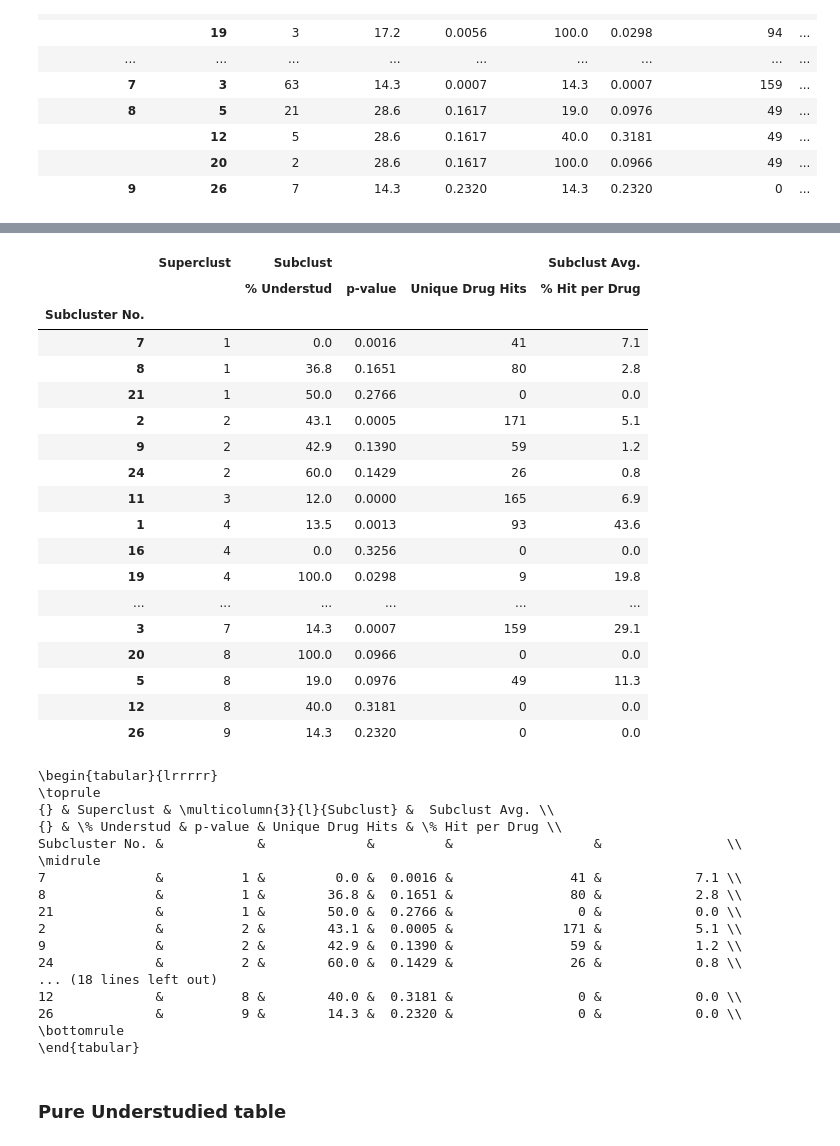
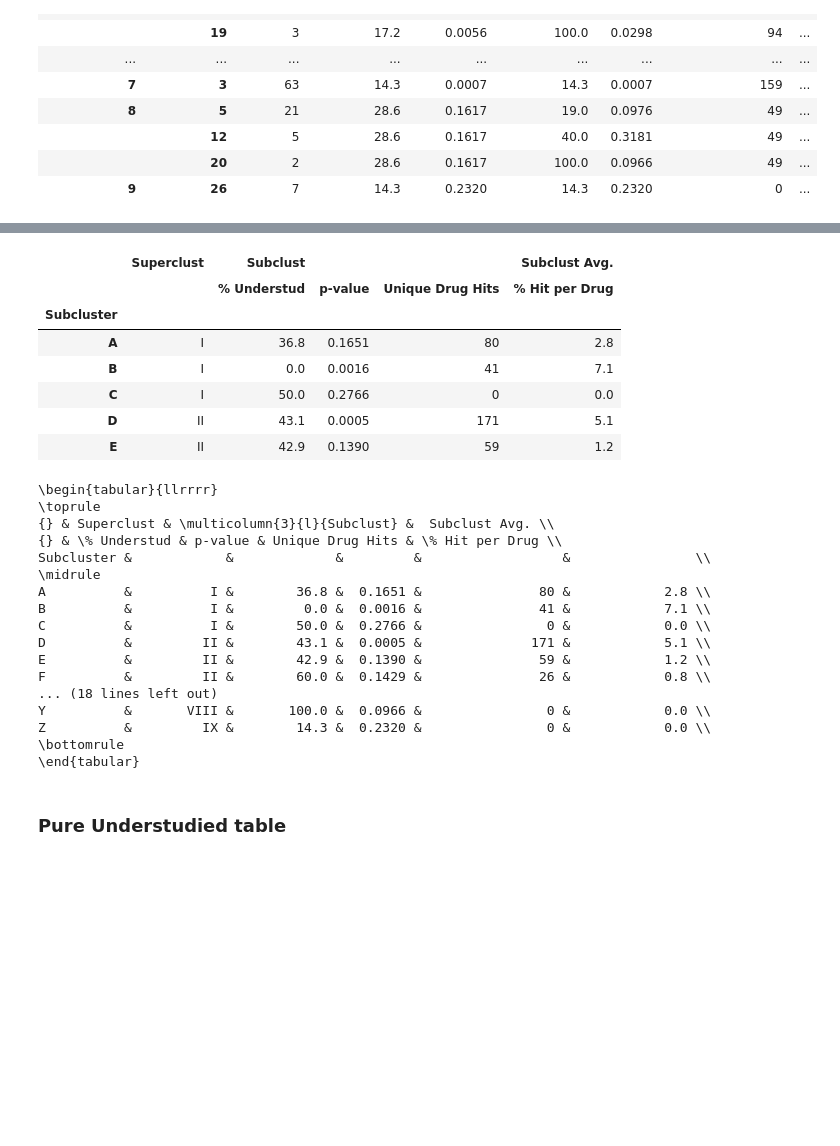
Before and after one commit to gomezlab/kinotypeClusteringAndRegression, a Jupyter notebook: src/network_05_understuAndDrugTarg.ipynb, the cells around one changed output, grey strips where cells are left out. Saved outputs shown, nothing was run; the diff lists cells and outputs as text; code cells hidden in the pictures; blank space fills up the shorter version.

```diff
--- a/src/network_05_understuAndDrugTarg.ipynb
+++ b/src/network_05_understuAndDrugTarg.ipynb
@@ -62,3 +64,7 @@ sub_super_dict = louv.groupby('cluster_sub')['cluster_super'].agg('mean').to_dic
 print(sub_super_dict)
 # %% [output]
 {1: 4, 2: 2, 3: 7, 4: 6, 5: 8, 6: 6, 7: 1, 8: 1, 9: 2, 10: 6, 11: 3, 12: 8, 13: 5, 14: 6, 15: 5, 16: 4, 17: 6, 18: 6, 19: 4, 20: 8, 21: 1, 22: 6, 23: 6, 24: 2, 25: 6, 26: 9}
+# %%
+# calculate the alphabet ordering
+super_sub_dict = louv.groupby('cluster_super')['cluster_sub'].agg(set).to_dict()
+super_sub_dict
@@ -99,7 +115,7 @@ louv.head()
 # %% [markdown]
 ### Drug Data Analysis
 # %%
-drug_data = pd.read_excel('../data/ref/Klaeger_Science_2017 Supplementary Table 6 Selectivities.xlsx', sheet_name='CATDS target')
+drug_data = pd.read_excel('../data/KlaegerScience2017/Klaeger_Science_2017 Supplementary Table 6 Selectivities.xlsx', sheet_name='CATDS target')
 
 # a number of drugs have very similar targets listed in the same row
 # we parse to separate these out
@@ -235,3 +251,14 @@ louv.head()
 | TYRO3 | 3 | 11 | False | 0.12 | 0.000025 | 0.12 | ... |
 | FGR | 3 | 11 | False | 0.12 | 0.000025 | 0.12 | ... |
 | SRC | 3 | 11 | False | 0.12 | 0.000025 | 0.12 | ... |
+# %%
+alphabet = {}
+sub_count = 0
+for sup, sublist in super_sub_dict.items():
+    for sub in sorted(sublist, key=lambda k: sub_sizes[k], reverse=True):
+        alphabet[sub] = string.ascii_uppercase[sub_count]
+        sub_count += 1
+
+print(alphabet)
+print([sub_super_dict[a] for a in alphabet])
+print([sub_sizes[a] for a in alphabet])
@@ -283,9 +314,11 @@ understudied_super_table = copy(understudied_table.reset_index(level=1))
 understudied_super_table = understudied_super_table[understudied_table.columns[[-1, 1,2,5,6]]].groupby(understudied_super_table.index).agg(np.mean)
 
 # rename the index
-understudied_super_table.index = understudied_super_table.index.rename('Supercluster No.')
+understudied_super_table.index = understudied_super_table.index.rename('Supercluster')
+understudied_super_table.index = understudied_super_table.index.map(lambda x: numerals[x-1])
 
+with open('../results/tables/super_understudied.tex', 'w') as f:
+    f.write(understudied_super_table.to_latex())
 
-display(understudied_super_table)
 print(understudied_super_table.to_latex())
 # %% [output]
@@ -321,54 +342,51 @@ Supercluster No. &            &             &             &                  &
 # %%
 understudied_sub_table = copy(understudied_table.reset_index(level=0))
 
 # rename superclust in acceptable multicolumn format
 cols = list(understudied_sub_table.columns.get_level_values(0))
 cols[0] = 'Superclust'
 cols = pd.MultiIndex.from_arrays([cols, list(understudied_sub_table.columns.get_level_values(1))])
 understudied_sub_table.columns = cols
 
 understudied_sub_table = understudied_sub_table[understudied_sub_table.columns[[0,4,5,8,9]]].sort_values(by=cols[0])
 
 # rename the index
-understudied_sub_table.index = understudied_sub_table.index.rename('Subcluster No.')
+understudied_sub_table.index = understudied_sub_table.index.rename('Subcluster')
+understudied_sub_table.index = understudied_sub_table.index.map(lambda x: alphabet[x])
+understudied_sub_table.sort_values(by='Subcluster', inplace=True)
+understudied_sub_table['Superclust'] = understudied_sub_table['Superclust'].apply(lambda x: numerals[x-1])
 
-display(understudied_sub_table)
+
+with open('../results/tables/sub_understudied.tex', 'w') as f:
+    f.write(understudied_sub_table.to_latex())
+
+
+display(understudied_sub_table.head())
 print(understudied_sub_table.to_latex())
 # %% [output]
 |  | Superclust | Subclust |  |  | Subclust Avg. |
 |  |  | % Understud | p-value | Unique Drug Hits | % Hit per Drug |
-| Subcluster No. |  |  |  |  |  |
-| 7 | 1 | 0.0 | 0.0016 | 41 | 7.1 |
-| 8 | 1 | 36.8 | 0.1651 | 80 | 2.8 |
-| 21 | 1 | 50.0 | 0.2766 | 0 | 0.0 |
-| 2 | 2 | 43.1 | 0.0005 | 171 | 5.1 |
-| 9 | 2 | 42.9 | 0.1390 | 59 | 1.2 |
-| 24 | 2 | 60.0 | 0.1429 | 26 | 0.8 |
-| 11 | 3 | 12.0 | 0.0000 | 165 | 6.9 |
-| 1 | 4 | 13.5 | 0.0013 | 93 | 43.6 |
-| 16 | 4 | 0.0 | 0.3256 | 0 | 0.0 |
-| 19 | 4 | 100.0 | 0.0298 | 9 | 19.8 |
-| ... | ... | ... | ... | ... | ... |
-| 3 | 7 | 14.3 | 0.0007 | 159 | 29.1 |
-| 20 | 8 | 100.0 | 0.0966 | 0 | 0.0 |
-| 5 | 8 | 19.0 | 0.0976 | 49 | 11.3 |
-| 12 | 8 | 40.0 | 0.3181 | 0 | 0.0 |
-| 26 | 9 | 14.3 | 0.2320 | 0 | 0.0 |
+| Subcluster |  |  |  |  |  |
+| A | I | 36.8 | 0.1651 | 80 | 2.8 |
+| B | I | 0.0 | 0.0016 | 41 | 7.1 |
+| C | I | 50.0 | 0.2766 | 0 | 0.0 |
+| D | II | 43.1 | 0.0005 | 171 | 5.1 |
+| E | II | 42.9 | 0.1390 | 59 | 1.2 |
-\begin{tabular}{lrrrrr}
+\begin{tabular}{llrrrr}
 \toprule
 {} & Superclust & \multicolumn{3}{l}{Subclust} &  Subclust Avg. \\
 {} & \% Understud & p-value & Unique Drug Hits & \% Hit per Drug \\
-Subcluster No. &            &             &         &                  &                \\
+Subcluster &            &             &         &                  &                \\
 \midrule
-7              &          1 &         0.0 &  0.0016 &               41 &            7.1 \\
-8              &          1 &        36.8 &  0.1651 &               80 &            2.8 \\
-21             &          1 &        50.0 &  0.2766 &                0 &            0.0 \\
-2              &          2 &        43.1 &  0.0005 &              171 &            5.1 \\
-9              &          2 &        42.9 &  0.1390 &               59 &            1.2 \\
-24             &          2 &        60.0 &  0.1429 &               26 &            0.8 \\
+A          &          I &        36.8 &  0.1651 &               80 &            2.8 \\
+B          &          I &         0.0 &  0.0016 &               41 &            7.1 \\
+C          &          I &        50.0 &  0.2766 &                0 &            0.0 \\
+D          &         II &        43.1 &  0.0005 &              171 &            5.1 \\
+E          &         II &        42.9 &  0.1390 &               59 &            1.2 \\
+F          &         II &        60.0 &  0.1429 &               26 &            0.8 \\
 ... (18 lines left out)
-12             &          8 &        40.0 &  0.3181 &                0 &            0.0 \\
-26             &          9 &        14.3 &  0.2320 &                0 &            0.0 \\
+Y          &       VIII &       100.0 &  0.0966 &                0 &            0.0 \\
+Z          &         IX &        14.3 &  0.2320 &                0 &            0.0 \\
 \bottomrule
 \end{tabular}
 # %% [markdown]
```
Also changed, not shown: parts of 10 cells of this notebook.
